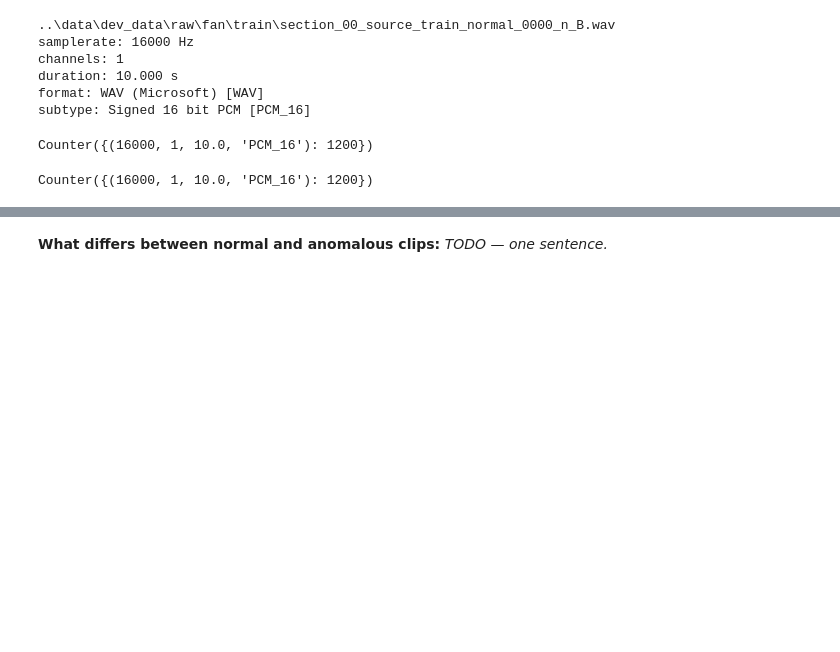
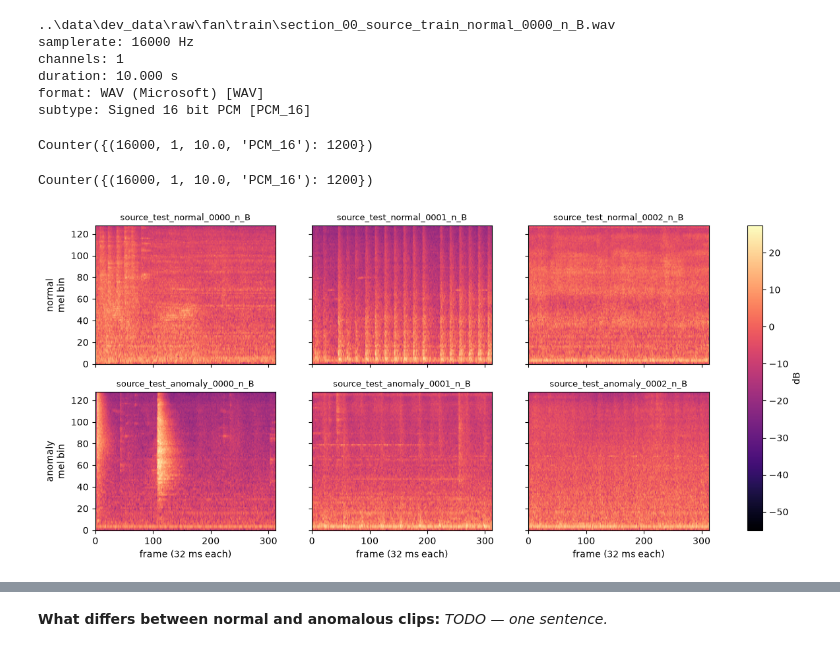
Before and after one commit to ShakilMahmud869/machine-sound-ad, a Jupyter notebook: notebooks/01_explore.ipynb, the cells around one changed output, grey strips where cells are left out. Cells and saved outputs as stored; diff of their text form; code cells hidden in the pictures; blank space fills up the shorter version.

```diff
--- a/notebooks/01_explore.ipynb
+++ b/notebooks/01_explore.ipynb
@@ -94,7 +94,42 @@ print(Counter((i.samplerate, i.channels, round(i.duration, 3), i.subtype)
 Counter({(16000, 1, 10.0, 'PCM_16'): 1200})
 # %%
 # TODO: IPython.display.Audio for 3 normal and 3 anomalous clips
+from IPython.display import Audio, display
+
+src_test = [f for f in test_files if '_source_' in f.name]
+normal  = [f for f in src_test if '_normal_' in f.name][:3]
+anomaly = [f for f in src_test if '_anomaly_' in f.name][:3]
+
+for f in normal + anomaly:
+    print(f.name)
+    display(Audio(str(f)))
 # %%
 # TODO: spectrogram plots side by side (matplotlib)
+import torch, torchaudio
+import matplotlib.pyplot as plt
+
+mel_tf = torchaudio.transforms.MelSpectrogram(
+    sample_rate=16000, n_fft=1024, hop_length=512, n_mels=128, power=2.0)
+
+def to_db(path):
+    wav, sr = torchaudio.load(str(path))
+    return 10 * torch.log10(mel_tf(wav[0]) + 1e-10)   # (128, 313)
+
+specs = [to_db(f) for f in normal + anomaly]
+vmin = min(s.min() for s in specs).item()
+vmax = max(s.max() for s in specs).item()
+
+fig, axes = plt.subplots(2, 3, figsize=(15, 6), sharex=True, sharey=True)
+for ax, spec, f in zip(axes.flat, specs, normal + anomaly):
+    im = ax.imshow(spec, origin='lower', aspect='auto', vmin=vmin, vmax=vmax, cmap='magma')
+    ax.set_title(f.stem.replace('section_00_', ''), fontsize=9)
+axes[0, 0].set_ylabel('normal\nmel bin')
+axes[1, 0].set_ylabel('anomaly\nmel bin')
+for ax in axes[1]:
+    ax.set_xlabel('frame (32 ms each)')
+fig.colorbar(im, ax=axes, label='dB')
+plt.show()
+# %% [output]
+[figure, added]
 # %%
 # TODO: mean log-mel spectrum, normal vs anomalous; save to ../results/
```
Also changed, not shown: parts of 2 cells of this notebook, 1 other file.
